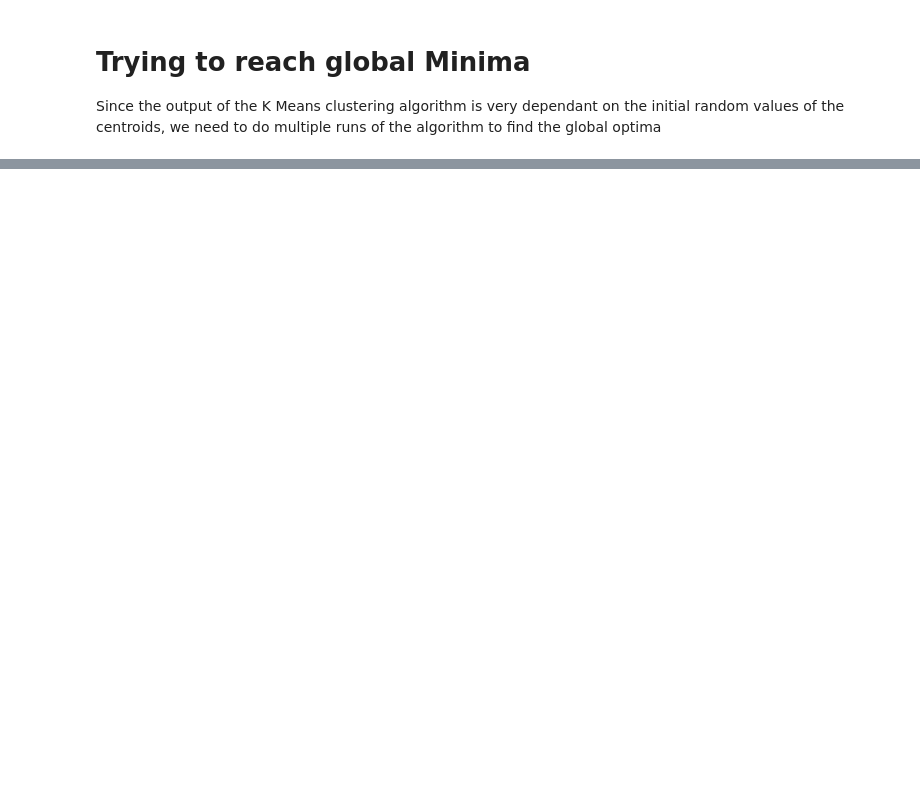
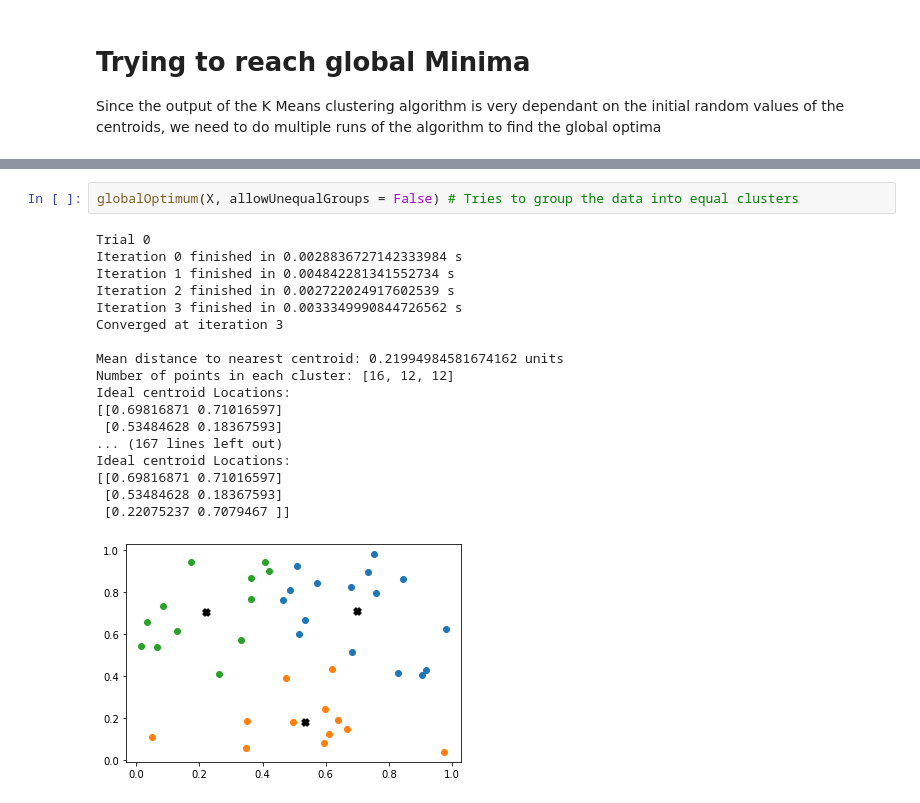
Before and after one commit to Dhruval360/K-Means-Clustering, a Jupyter notebook: KMeansClustering.ipynb, the cells around one changed output, grey strips where cells are left out. Drawn from its saved outputs; the diff is of its cells as text; blank space fills up the shorter version.

```diff
--- a/KMeansClustering.ipynb
+++ b/KMeansClustering.ipynb
@@ -202,0 +205,21 @@ Ideal Hotel Locations:
+# %%
+globalOptimum(X, allowUnequalGroups = False) # Tries to group the data into equal clusters
+# %% [output]
+Trial 0
+Iteration 0 finished in 0.0028836727142333984 s
+Iteration 1 finished in 0.004842281341552734 s
+Iteration 2 finished in 0.002722024917602539 s
+Iteration 3 finished in 0.0033349990844726562 s
+Converged at iteration 3
+
+Mean distance to nearest centroid: 0.21994984581674162 units
+Number of points in each cluster: [16, 12, 12]
+Ideal centroid Locations:
+[[0.69816871 0.71016597]
+ [0.53484628 0.18367593]
+... (167 lines left out)
+Ideal centroid Locations:
+[[0.69816871 0.71016597]
+ [0.53484628 0.18367593]
+ [0.22075237 0.7079467 ]]
+[figure, added]
```
Also changed, not shown: parts of 5 cells of this notebook.
